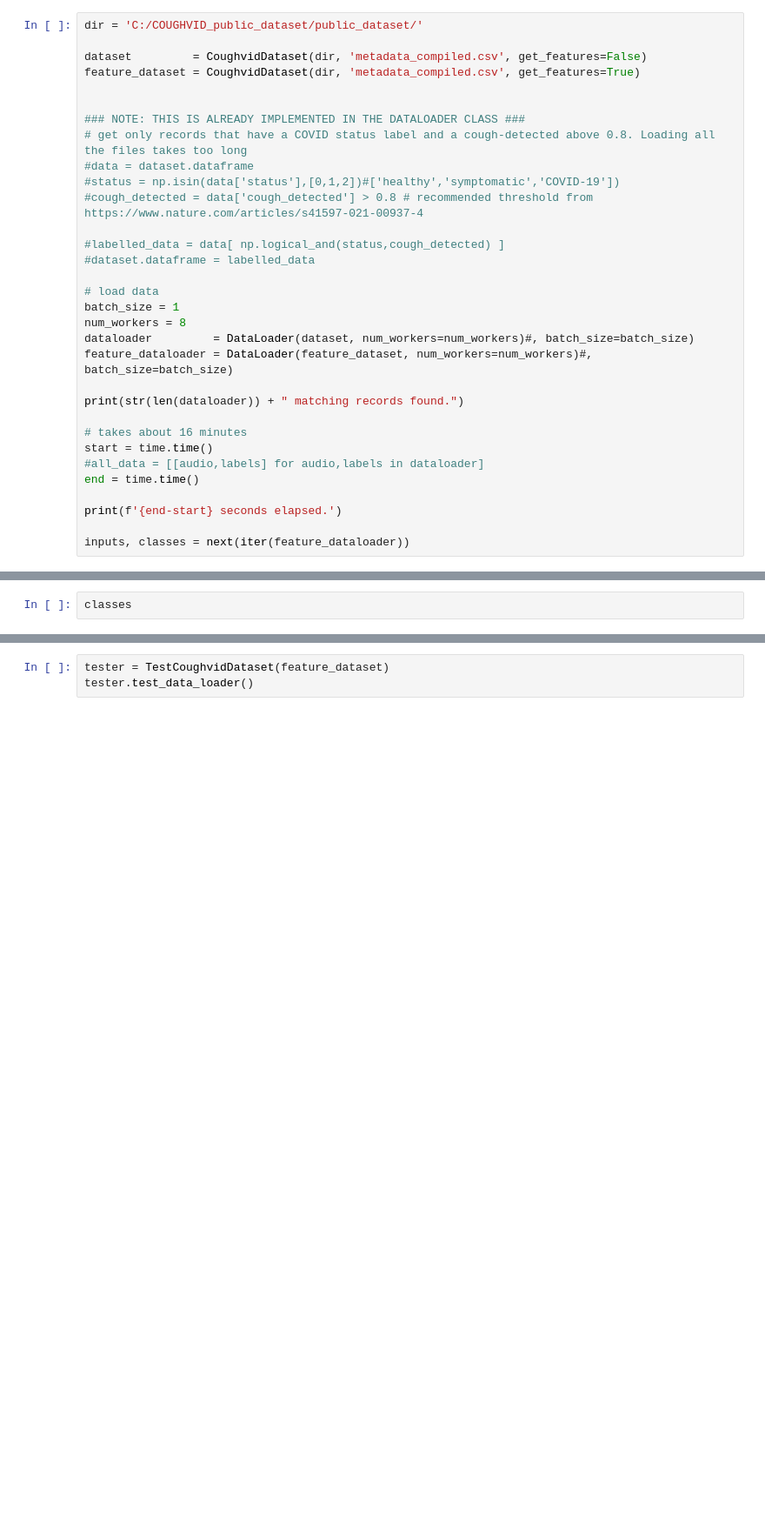
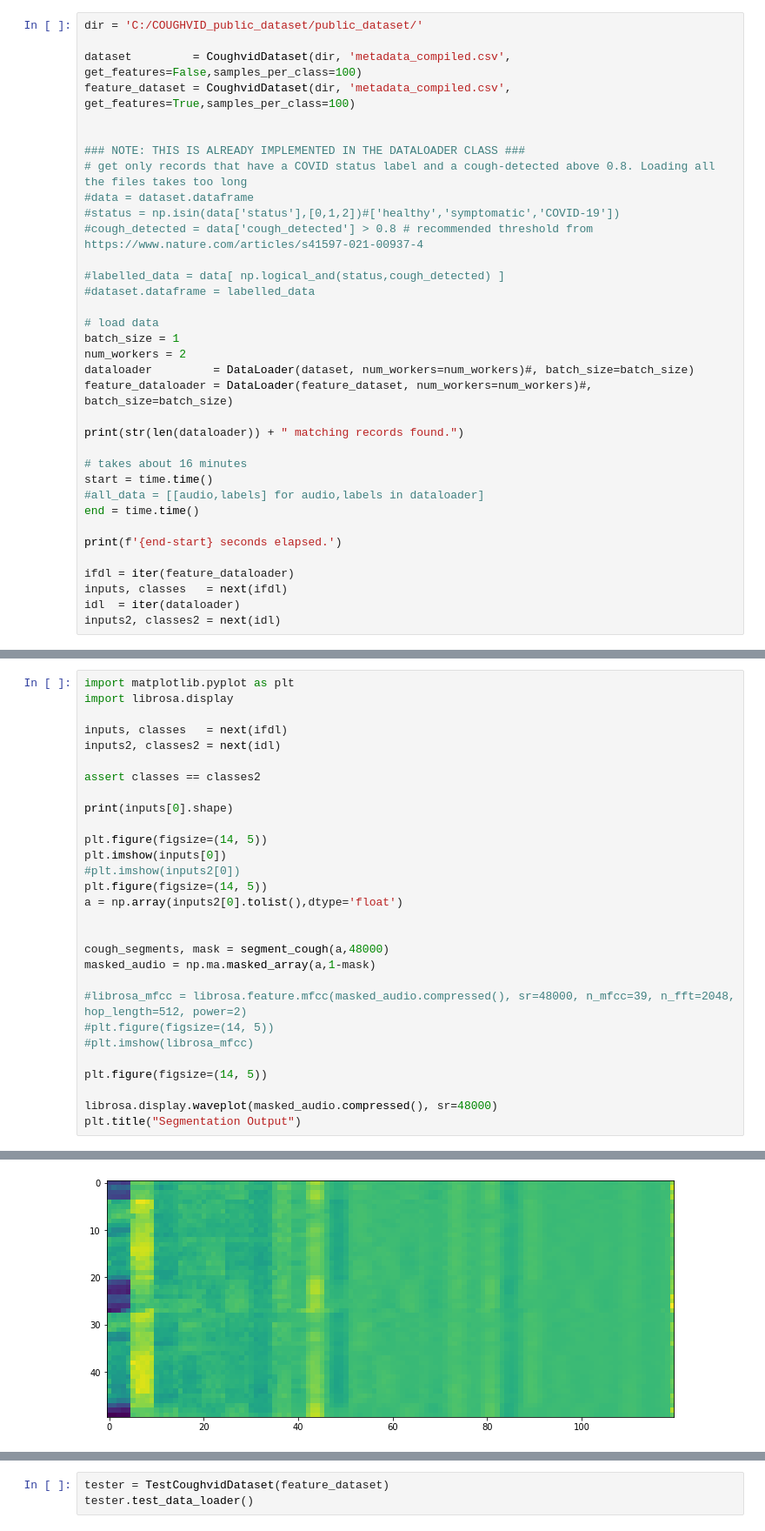
Before and after one commit to cmalinmayor/ML4Health_Coughvid, a Jupyter notebook: generate_dataset.ipynb, the cells around one changed output, grey strips where cells are left out. Shown at 87% size. Cells and saved outputs as stored; diff of their text form; blank space fills up the shorter version.

```diff
--- a/generate_dataset.ipynb
+++ b/generate_dataset.ipynb
@@ -13,8 +15,8 @@ from torch.utils.data import DataLoader, SubsetRandomSampler
 # %%
 dir = 'C:/COUGHVID_public_dataset/public_dataset/'
 
-dataset         = CoughvidDataset(dir, 'metadata_compiled.csv', get_features=False)
-feature_dataset = CoughvidDataset(dir, 'metadata_compiled.csv', get_features=True)
+dataset         = CoughvidDataset(dir, 'metadata_compiled.csv', get_features=False,samples_per_class=100)
+feature_dataset = CoughvidDataset(dir, 'metadata_compiled.csv', get_features=True,samples_per_class=100)
 
 
 ### NOTE: THIS IS ALREADY IMPLEMENTED IN THE DATALOADER CLASS ###
@@ -28,7 +30,7 @@ feature_dataset = CoughvidDataset(dir, 'metadata_compiled.csv', get_features=Tru
 
 # load data
 batch_size = 1
-num_workers = 8
+num_workers = 2
 dataloader         = DataLoader(dataset, num_workers=num_workers)#, batch_size=batch_size)
 feature_dataloader = DataLoader(feature_dataset, num_workers=num_workers)#, batch_size=batch_size)
 
@@ -41,6 +43,9 @@ end = time.time()
 
 print(f'{end-start} seconds elapsed.')
 
-inputs, classes = next(iter(feature_dataloader))
+ifdl = iter(feature_dataloader)
+inputs, classes   = next(ifdl)
+idl  = iter(dataloader)
+inputs2, classes2 = next(idl)
 # %% [output]
 Mask file C:/COUGHVID_public_dataset/public_dataset/ does not exist. Calculating masks on the fly.
@@ -51,4 +56,31 @@ Mask file C:/COUGHVID_public_dataset/public_dataset/ does not exist. Calculating
 0.0 seconds elapsed.
 # %%
-classes
+import matplotlib.pyplot as plt
+import librosa.display
+
+inputs, classes   = next(ifdl)
+inputs2, classes2 = next(idl)
+
+assert classes == classes2
+
+print(inputs[0].shape)
+
+plt.figure(figsize=(14, 5))
+plt.imshow(inputs[0])
+#plt.imshow(inputs2[0])
+plt.figure(figsize=(14, 5))
+a = np.array(inputs2[0].tolist(),dtype='float')
+
+
+cough_segments, mask = segment_cough(a,48000)
+masked_audio = np.ma.masked_array(a,1-mask)
+
+#librosa_mfcc = librosa.feature.mfcc(masked_audio.compressed(), sr=48000, n_mfcc=39, n_fft=2048, hop_length=512, power=2)
+#plt.figure(figsize=(14, 5))
+#plt.imshow(librosa_mfcc)
+
+plt.figure(figsize=(14, 5))
+
+librosa.display.waveplot(masked_audio.compressed(), sr=48000)
+plt.title("Segmentation Output")
 # %% [output]
@@ -55,0 +89 @@ tensor([0], dtype=torch.int32)
+[figure, added]
```
Also changed, not shown: parts of 4 cells of this notebook, 2 other files.
